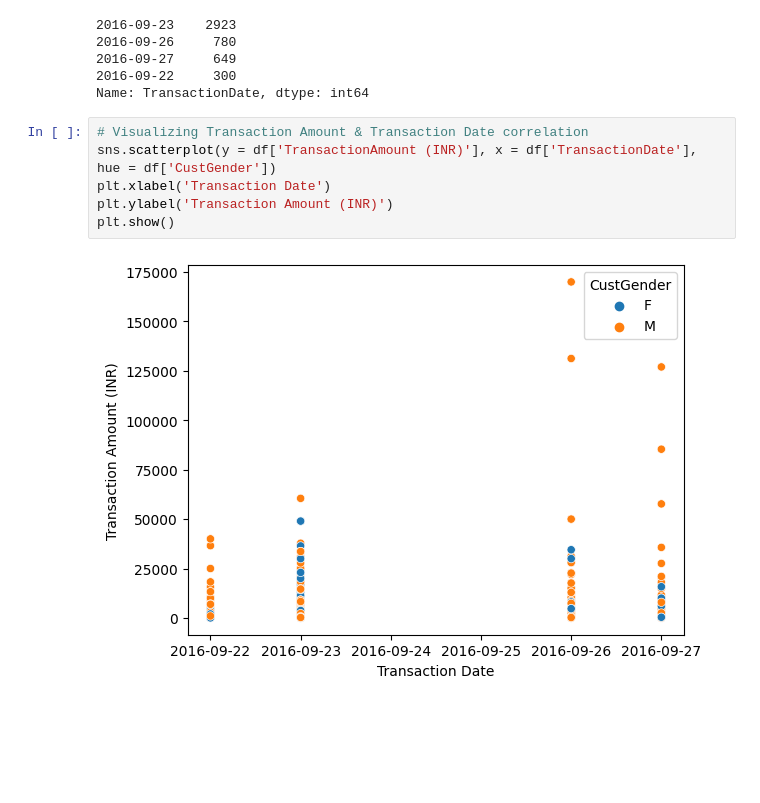
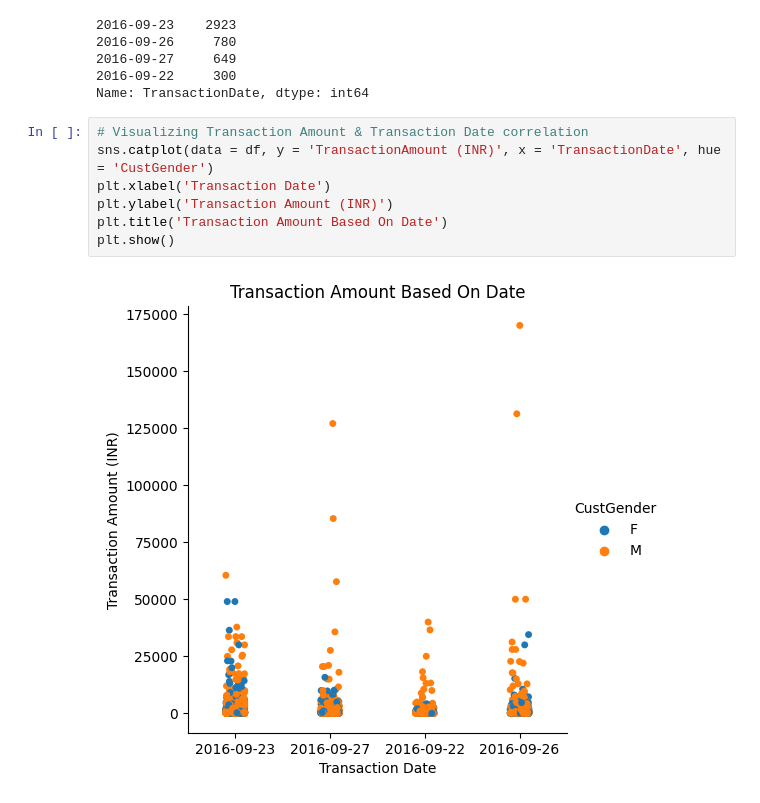
Before and after one commit to danielhermawan02/Bank-Segmentation-Analysis, a Jupyter notebook: tugas1.ipynb, the cells around one changed output. Cells and saved outputs as stored; diff of their text form; blank space fills up the shorter version.

Commit message:
melengkapi visualisasi

```diff
--- a/tugas1.ipynb
+++ b/tugas1.ipynb
@@ -194,9 +194,10 @@ df['TransactionDate'].value_counts()
 Name: TransactionDate, dtype: int64
 # %%
 # Visualizing Transaction Amount & Transaction Date correlation
-sns.scatterplot(y = df['TransactionAmount (INR)'], x = df['TransactionDate'], hue = df['CustGender'])
+sns.catplot(data = df, y = 'TransactionAmount (INR)', x = 'TransactionDate', hue = 'CustGender')
 plt.xlabel('Transaction Date')
 plt.ylabel('Transaction Amount (INR)')
+plt.title('Transaction Amount Based On Date')
 plt.show()
 # %% [output]
-[figure, old version]
+[figure, new version]
```
Also changed, not shown: parts of 6 cells of this notebook, 2 other files.
